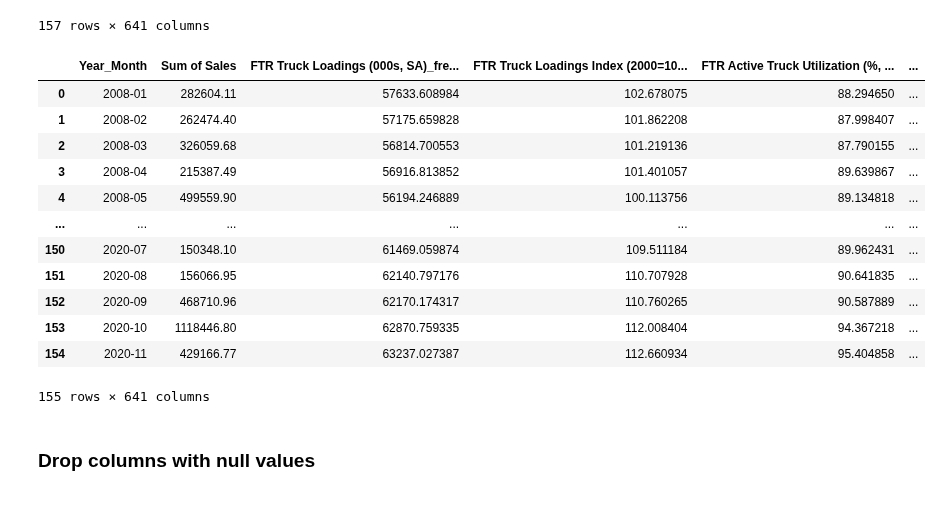
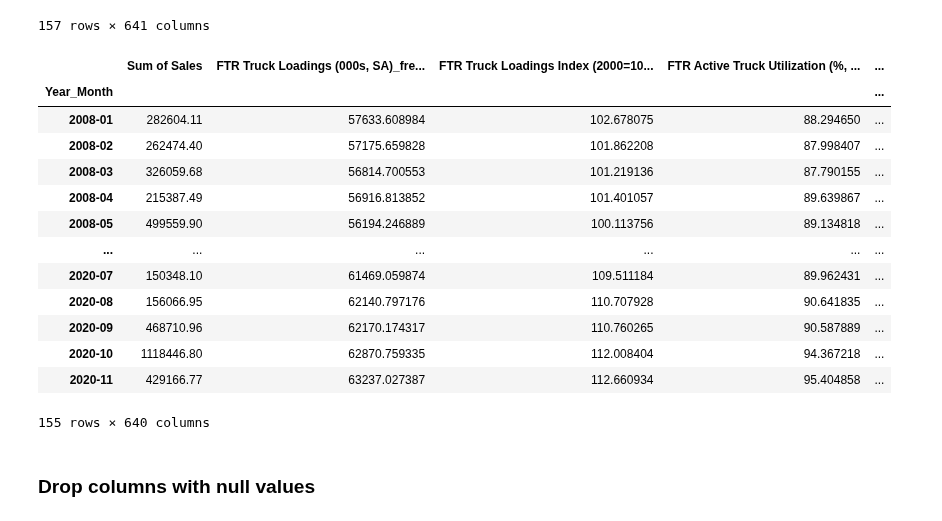
Before and after one commit to rnair7163/LabelMaster_Sales_Forecasting, a Jupyter notebook: EDA_books.ipynb, the cells around one changed output. Drawn from its saved outputs; the diff is of its cells as text; code cells hidden in the pictures.

```diff
--- a/EDA_books.ipynb
+++ b/EDA_books.ipynb
@@ -10,6 +18,6 @@ import numpy as np
 np.set_printoptions(threshold=np.inf)
 # %%
-books = pd.read_csv('/content/drive/My Drive/Colab Notebooks/LabelMaster/LabelMaster Data/Books_ext.csv', index_col=0)
+books = pd.read_csv('/content/drive/MyDrive/Label_Master Forecasting Datasets/Books_ext.csv', index_col=0)
 books
 # %% [output]
 |  | Year_Month | Sum of Sales | FTR Truck Loadings (000s, SA)_fre... | FTR Truck Loadings Index (2000=10... | FTR Active Truck Utilization (%, ... | ... |
@@ -27,21 +35,23 @@ books
 157 rows × 641 columns
 # %%
 books = books.drop(books.index[155:157])
+books = books.set_index(keys='Year_Month')
 books
 # %% [output]
-|  | Year_Month | Sum of Sales | FTR Truck Loadings (000s, SA)_fre... | FTR Truck Loadings Index (2000=10... | FTR Active Truck Utilization (%, ... | ... |
-| 0 | 2008-01 | 282604.11 | 57633.608984 | 102.678075 | 88.294650 | ... |
-| 1 | 2008-02 | 262474.40 | 57175.659828 | 101.862208 | 87.998407 | ... |
-| 2 | 2008-03 | 326059.68 | 56814.700553 | 101.219136 | 87.790155 | ... |
-| 3 | 2008-04 | 215387.49 | 56916.813852 | 101.401057 | 89.639867 | ... |
-| 4 | 2008-05 | 499559.90 | 56194.246889 | 100.113756 | 89.134818 | ... |
-| ... | ... | ... | ... | ... | ... | ... |
-| 150 | 2020-07 | 150348.10 | 61469.059874 | 109.511184 | 89.962431 | ... |
-| 151 | 2020-08 | 156066.95 | 62140.797176 | 110.707928 | 90.641835 | ... |
-| 152 | 2020-09 | 468710.96 | 62170.174317 | 110.760265 | 90.587889 | ... |
-| 153 | 2020-10 | 1118446.80 | 62870.759335 | 112.008404 | 94.367218 | ... |
-| 154 | 2020-11 | 429166.77 | 63237.027387 | 112.660934 | 95.404858 | ... |
+|  | Sum of Sales | FTR Truck Loadings (000s, SA)_fre... | FTR Truck Loadings Index (2000=10... | FTR Active Truck Utilization (%, ... | ... |
+| Year_Month |  |  |  |  | ... |
+| 2008-01 | 282604.11 | 57633.608984 | 102.678075 | 88.294650 | ... |
+| 2008-02 | 262474.40 | 57175.659828 | 101.862208 | 87.998407 | ... |
+| 2008-03 | 326059.68 | 56814.700553 | 101.219136 | 87.790155 | ... |
+| 2008-04 | 215387.49 | 56916.813852 | 101.401057 | 89.639867 | ... |
+| 2008-05 | 499559.90 | 56194.246889 | 100.113756 | 89.134818 | ... |
+| ... | ... | ... | ... | ... | ... |
+| 2020-07 | 150348.10 | 61469.059874 | 109.511184 | 89.962431 | ... |
+| 2020-08 | 156066.95 | 62140.797176 | 110.707928 | 90.641835 | ... |
+| 2020-09 | 468710.96 | 62170.174317 | 110.760265 | 90.587889 | ... |
+| 2020-10 | 1118446.80 | 62870.759335 | 112.008404 | 94.367218 | ... |
+| 2020-11 | 429166.77 | 63237.027387 | 112.660934 | 95.404858 | ... |
-155 rows × 641 columns
+155 rows × 640 columns
 # %% [markdown]
 ### Drop columns with null values
 # %%
```
Also changed, not shown: parts of 33 cells of this notebook.
